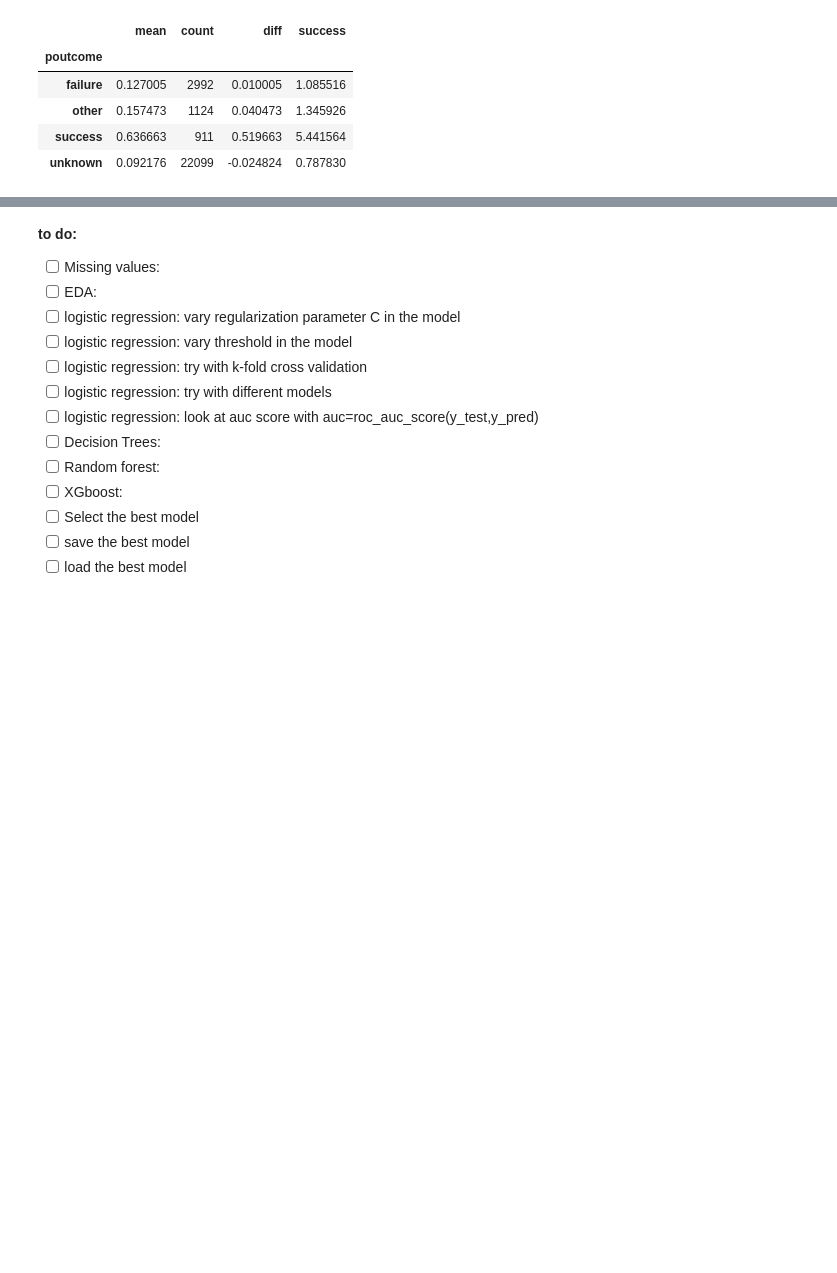
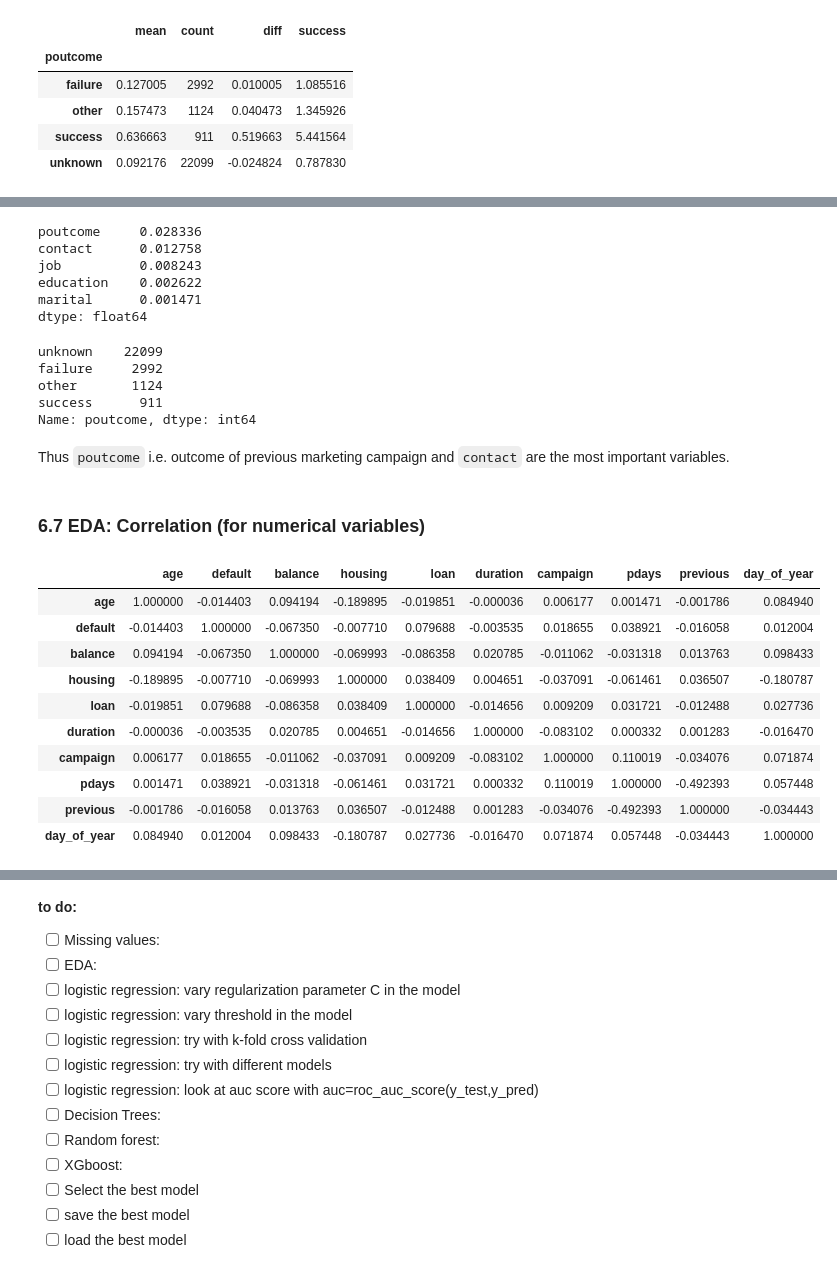
Before and after one commit to bhasarma/mlcoursezoom-camp, a Jupyter notebook: WK08-09-midterm-project/notebook.ipynb, the cells around one changed output, grey strips where cells are left out. Saved outputs shown, nothing was run; the diff lists cells and outputs as text; code cells hidden in the pictures; blank space fills up the shorter version.

```diff
--- a/WK08-09-midterm-project/notebook.ipynb
+++ b/WK08-09-midterm-project/notebook.ipynb
@@ -725,0 +731,37 @@ poutcome
+# %%
+mutual_info = df_full_train[cols_categorical].apply(mutual_info_success_score)
+mutual_info.sort_values(ascending=False)
+# %% [output]
+poutcome     0.028336
+contact      0.012758
+job          0.008243
+education    0.002622
+marital      0.001471
+dtype: float64
+# %%
+df_train.poutcome.value_counts()
+# %% [output]
+unknown    22099
+failure     2992
+other       1124
+success      911
+Name: poutcome, dtype: int64
+# %% [markdown]
+Thus `poutcome` i.e. outcome of previous marketing campaign and `contact` are the most important variables.
+# %% [markdown]
+### 6.7 EDA: Correlation (for numerical variables)
+# %%
+corrM = df_train.corr()
+corrM
+# %% [output]
+|  | age | default | balance | housing | loan | duration | campaign | pdays | previous | day_of_year |
+| age | 1.000000 | -0.014403 | 0.094194 | -0.189895 | -0.019851 | -0.000036 | 0.006177 | 0.001471 | -0.001786 | 0.084940 |
+| default | -0.014403 | 1.000000 | -0.067350 | -0.007710 | 0.079688 | -0.003535 | 0.018655 | 0.038921 | -0.016058 | 0.012004 |
+| balance | 0.094194 | -0.067350 | 1.000000 | -0.069993 | -0.086358 | 0.020785 | -0.011062 | -0.031318 | 0.013763 | 0.098433 |
+| housing | -0.189895 | -0.007710 | -0.069993 | 1.000000 | 0.038409 | 0.004651 | -0.037091 | -0.061461 | 0.036507 | -0.180787 |
+| loan | -0.019851 | 0.079688 | -0.086358 | 0.038409 | 1.000000 | -0.014656 | 0.009209 | 0.031721 | -0.012488 | 0.027736 |
+| duration | -0.000036 | -0.003535 | 0.020785 | 0.004651 | -0.014656 | 1.000000 | -0.083102 | 0.000332 | 0.001283 | -0.016470 |
+| campaign | 0.006177 | 0.018655 | -0.011062 | -0.037091 | 0.009209 | -0.083102 | 1.000000 | 0.110019 | -0.034076 | 0.071874 |
+| pdays | 0.001471 | 0.038921 | -0.031318 | -0.061461 | 0.031721 | 0.000332 | 0.110019 | 1.000000 | -0.492393 | 0.057448 |
+| previous | -0.001786 | -0.016058 | 0.013763 | 0.036507 | -0.012488 | 0.001283 | -0.034076 | -0.492393 | 1.000000 | -0.034443 |
+| day_of_year | 0.084940 | 0.012004 | 0.098433 | -0.180787 | 0.027736 | -0.016470 | 0.071874 | 0.057448 | -0.034443 | 1.000000 |
```
Also changed, not shown: parts of 28 cells of this notebook, 2 other files.
